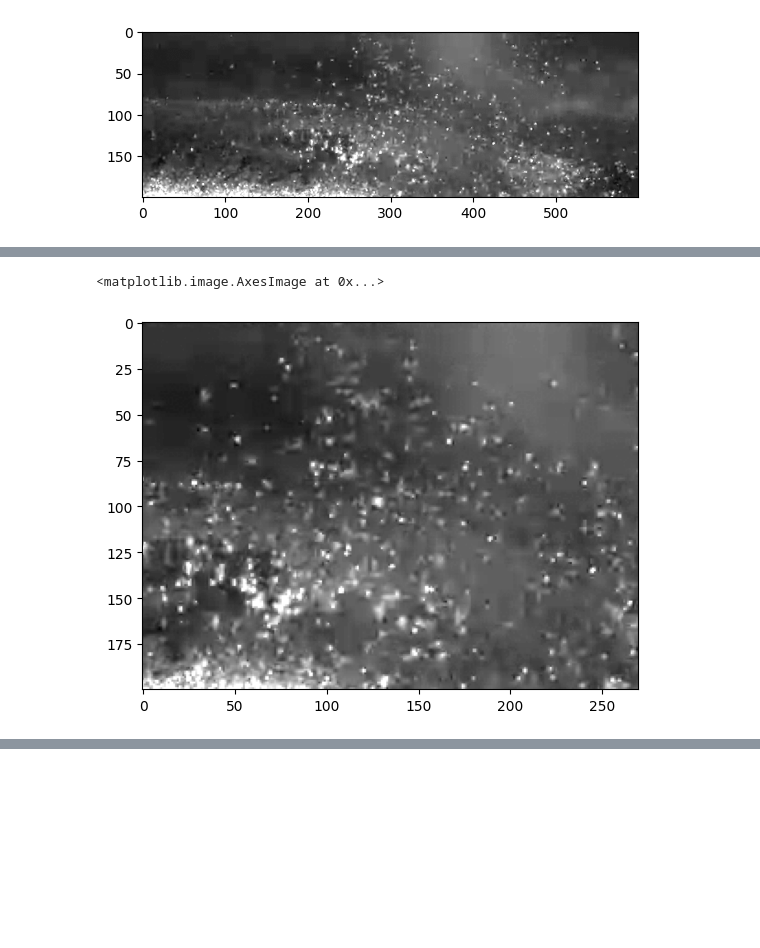
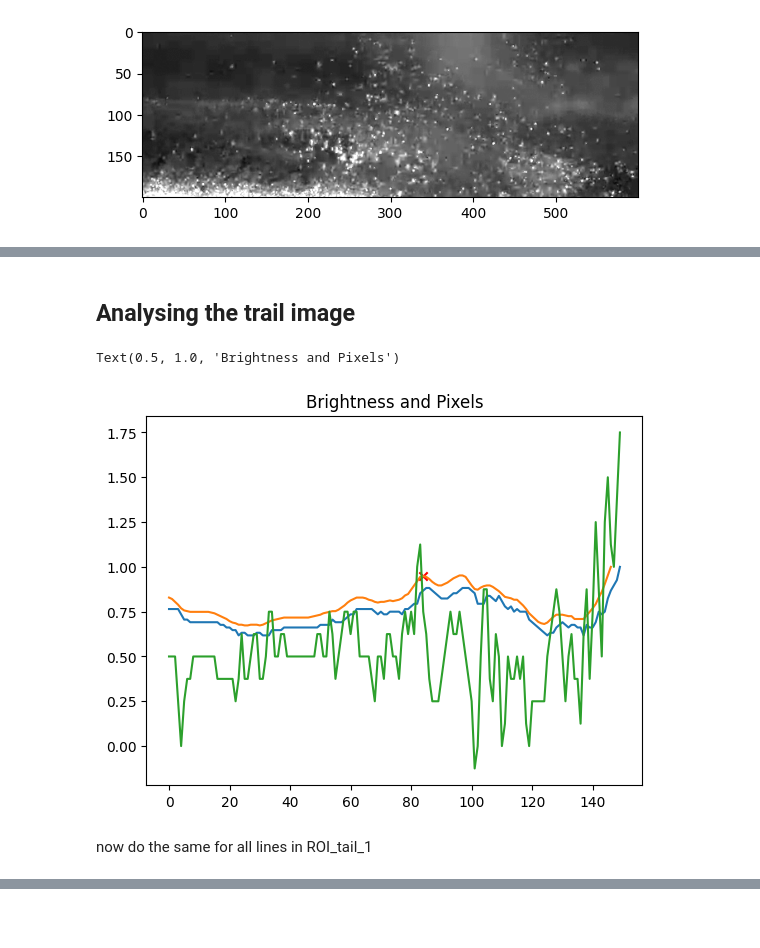
Before and after one commit to sidyea/FSCM_sid, a Jupyter notebook: How_High_Can_I_Get.ipynb, the cells around one changed output, grey strips where cells are left out. Cells and saved outputs as stored; diff of their text form; code cells hidden in the pictures; blank space fills up the shorter version.

```diff
--- a/How_High_Can_I_Get.ipynb
+++ b/How_High_Can_I_Get.ipynb
@@ -64,5 +67,29 @@ for i, img in enumerate(ROI_plots):
-# %%
-plt.imshow(cv.normalize(ROI_head_1, None, alpha=0, beta=255, norm_type=cv.NORM_MINMAX), cmap='grey')
-# %% [output]
-<matplotlib.image.AxesImage at 0x...>
-[figure, removed]
+# %% [markdown]
+## Analysing the trail image
+# %%
+line_from_image = ROI_trail_1[:149, 0]
+# %%
+# define a function to smooth a function using convolutions
+def conv_smooth_function(func, window_size=10, scale=False):
+
+    func_convolve = np.convolve(func, np.ones(window_size), 'valid')
+    func_convolve /= np.max(func_convolve)
+    # remove constant
+
+    return func_convolve
+# %%
+smooth_line = conv_smooth_function(line_from_image, window_size=4)
+peak_locations = funcs.peak_finder(smooth_line, num_peaks=1)
+
+plt.plot(line_from_image/np.max(line_from_image), label="Trail")
+plt.plot(smooth_line)
+
+plt.scatter(peak_locations, smooth_line[peak_locations], color='red', marker='x')
+
+plt.plot(np.gradient(line_from_image)/4 +0.5)
+plt.title('Brightness and Pixels')
+# %% [output]
+Text(0.5, 1.0, 'Brightness and Pixels')
+[figure, added]
+# %% [markdown]
+now do the same for all lines in ROI_tail_1
```
Also changed, not shown: parts of 9 cells of this notebook.
